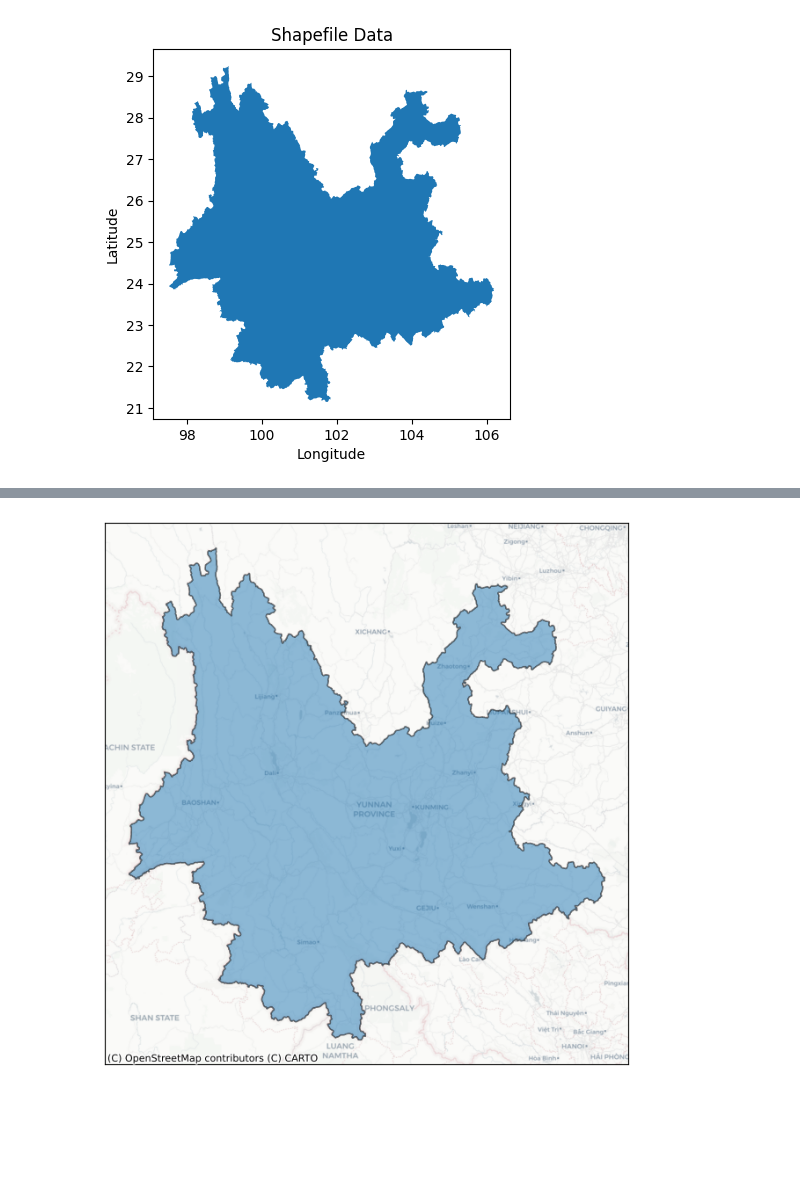
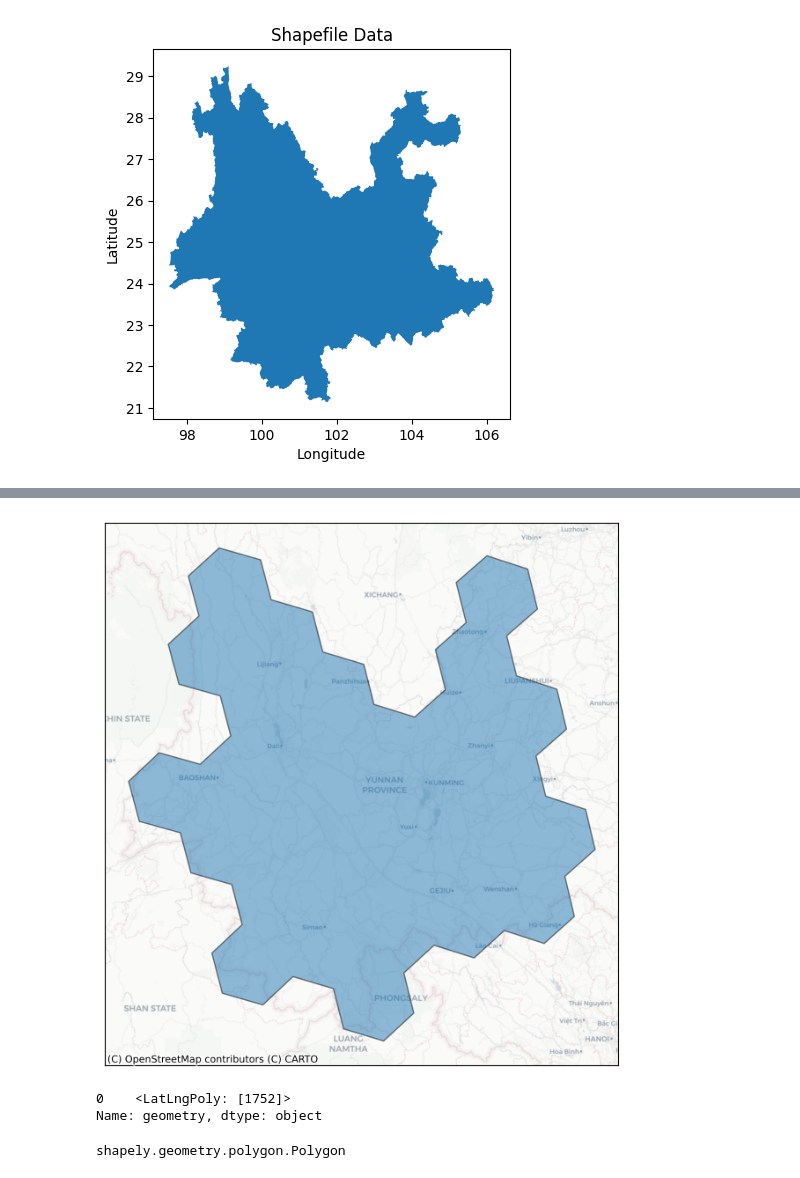
Before and after one commit to ismethr/PythonProject, a Jupyter notebook: H3.ipynb, the cells around one changed output, grey strips where cells are left out. Saved outputs shown, nothing was run; the diff lists cells and outputs as text; code cells hidden in the pictures; blank space fills up the shorter version.

```diff
--- a/H3.ipynb
+++ b/H3.ipynb
@@ -111,4 +68,4 @@ h3.geo_to_cells(geo, res=6)
 # %%
-plot_cells(h3.geo_to_cells(geo, res=9))
+plot_cells(h3.geo_to_cells(geo, res=3))
 # %% [output]
-[figure, old version]
+[figure, new version]
@@ -114,0 +74,11 @@ plot_cells(h3.geo_to_cells(geo, res=9))
+# %%
+shape_column = cell_column.apply(h3.cells_to_h3shape)
+shape_column
+# %% [output]
+0    <LatLngPoly: [1752]>
+Name: geometry, dtype: object
+# %%
+df.geometry = shape_column
+type(df.geometry[0])
+# %% [output]
+shapely.geometry.polygon.Polygon
```
Also changed, not shown: parts of 8 cells of this notebook.
